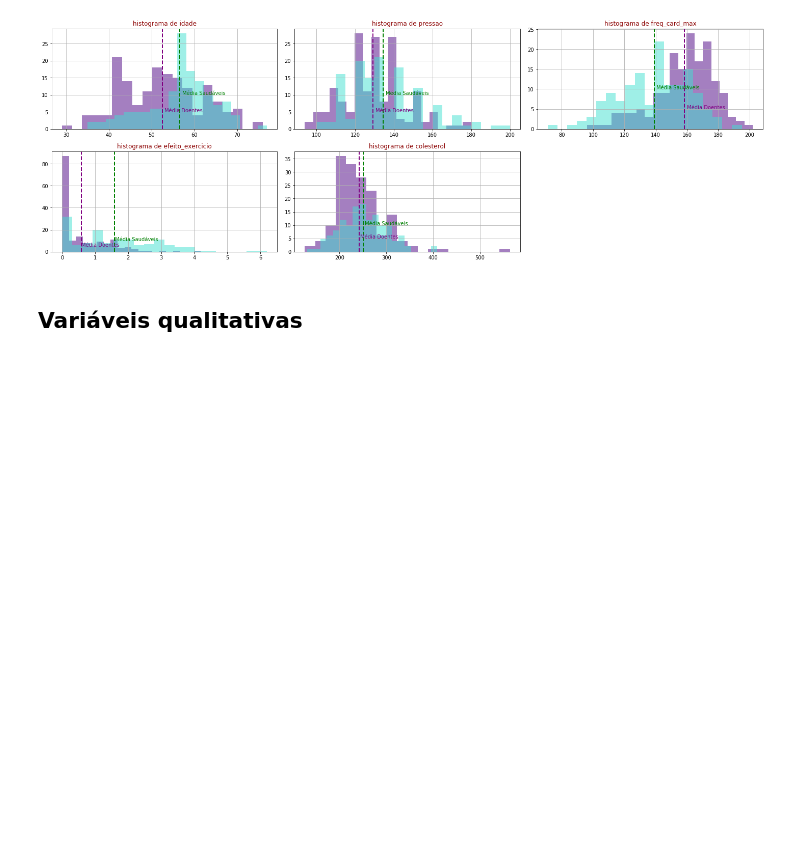
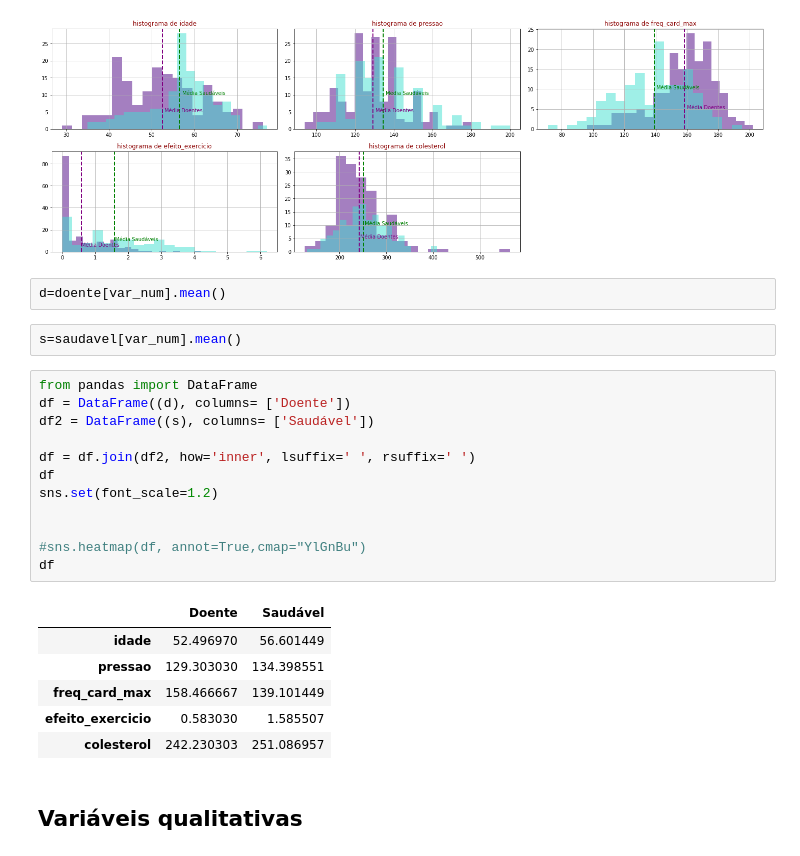
Before and after one commit to gabriellaec/CD-P3, a Jupyter notebook: Projeto 3.ipynb, the cells around one changed output. Saved outputs shown, nothing was run; the diff lists cells and outputs as text; blank space fills up the shorter version.

```diff
--- a/Projeto 3.ipynb
+++ b/Projeto 3.ipynb
@@ -218,6 +202,29 @@ def draw_histograms(dataframe, dataframe2, features, rows, cols):
 draw_histograms(doente[var_num],saudavel[var_num],saudavel[var_num].columns,6,3)
 # %% [output]
 [figure]
+# %%
+d=doente[var_num].mean()
+# %%
+s=saudavel[var_num].mean()
+# %%
+from pandas import DataFrame
+df = DataFrame((d), columns= ['Doente'])
+df2 = DataFrame((s), columns= ['Saudável'])
+
+df = df.join(df2, how='inner', lsuffix=' ', rsuffix=' ')
+df
+sns.set(font_scale=1.2)
+
+
+#sns.heatmap(df, annot=True,cmap="YlGnBu")
+df
+# %% [output]
+|  | Doente | Saudável |
+| idade | 52.496970 | 56.601449 |
+| pressao | 129.303030 | 134.398551 |
+| freq_card_max | 158.466667 | 139.101449 |
+| efeito_exercicio | 0.583030 | 1.585507 |
+| colesterol | 242.230303 | 251.086957 |
 # %% [markdown]
 ## Variáveis qualitativas
 # %%
```
Also changed, not shown: parts of 4 cells of this notebook.
